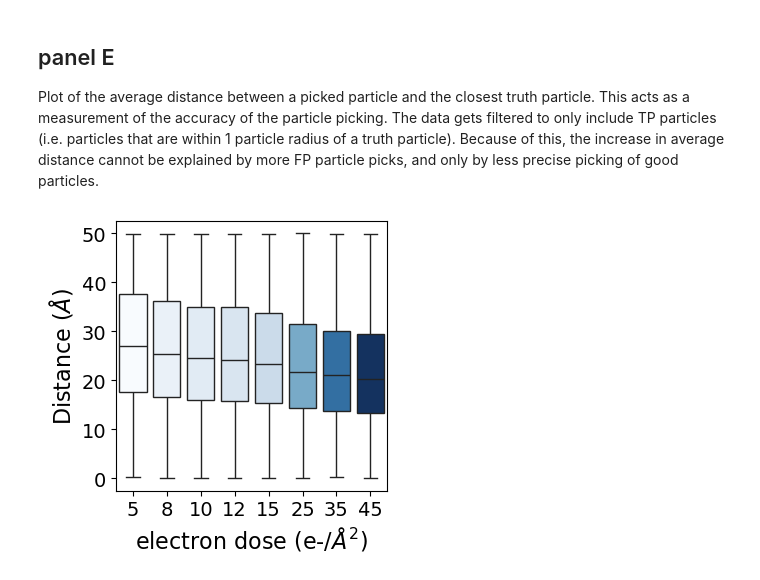
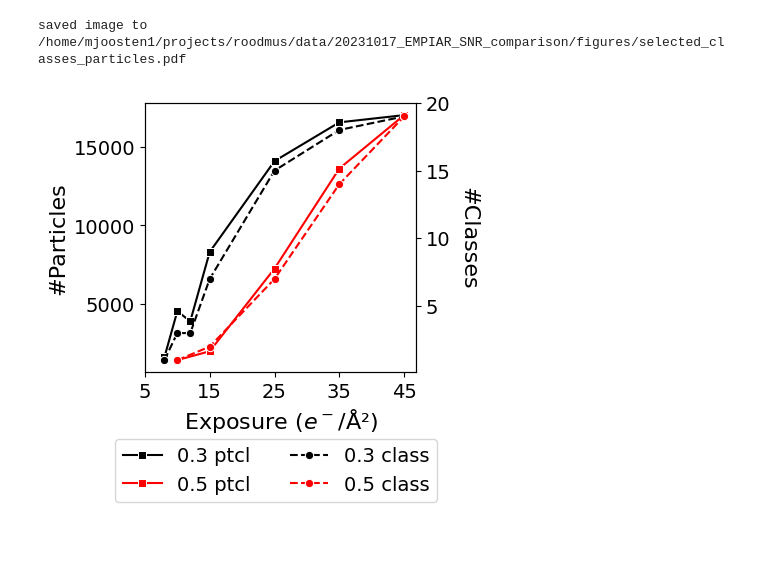
Before and after one commit to ccpem/roodmus, a Jupyter notebook: paper/figure_3.ipynb, the cells around one changed output. Saved outputs shown, nothing was run; the diff lists cells and outputs as text; code cells hidden in the pictures; blank space fills up the shorter version.

```diff
--- a/paper/figure_3.ipynb
+++ b/paper/figure_3.ipynb
@@ -558,20 +743,31 @@ print(os.path.join(figures_dir, "auto_selection_vs_exposure.pdf"))
-# %% [markdown]
-## panel E
-Plot of the average distance between a picked particle and the closest truth particle. This acts as a measurement of the accuracy of the particle picking. The data gets filtered to only include TP particles (i.e. particles that are within 1 particle radius of a truth particle). Because of this, the increase in average distance cannot be explained by more FP particle picks, and only by less precise picking of good particles.
-# %%
-# plot the average distance to the closest particle as a function of exposure
-df_picked_all["job"] = df_picked_all["metadata_filename"].apply(lambda x: x.split("/")[-2])
-df_picked_all["jobtype"] = df_picked_all["job"].map(jobtypes_all)
-df_picked_LoG = df_picked_all[df_picked_all["jobtype"] == "LoG"]
-df_picked_LoG_TP = df_picked_LoG.groupby("TP").get_group(True)
-fig, ax = plt.subplots(figsize=(3.5, 3.5))
-# sns.violinplot(x="exposure", y="closest_dist", data=df_picked_LoG_TP, ax=ax, inner="quartile", palette="Blues", legend=False)
-sns.boxplot(x="exposure", y="closest_dist", hue="exposure", data=df_picked_LoG_TP, ax=ax, palette="Blues", legend=False)
-# sns.stripplot(x="exposure", y="closest_dist", data=df_picked_LoG_TP, ax=ax, jitter=0.1, dodge=True, alpha=0.5, color="k")
-ax.set_xlabel("electron dose (e-/$\AA^2$)", fontsize=16)
-ax.set_ylabel("Distance ($\AA$)", fontsize=16)
-ax.tick_params(labelsize=14)
-
-fig.savefig(os.path.join(figures_dir, "distance_to_closest_particle_vs_exposure.pdf"), bbox_inches="tight")
-# %% [output]
-[figure, removed]
+# %%
+# plot the number of selected classes and particles with a threshold of 0.3 and 0.5
+
+# create an aggregate dataframe with the number of selected particles and classes for a score threhsold of 0.3
+fig, ax = plt.subplots(figsize=(3.5, 3.5))
+ax_cl = ax.twinx()
+colours = ["black", "red"]
+labels = ["0.3 ptcl", "0.5 ptcl", "0.3 class", "0.5 class"]
+for i, threshold in enumerate([0.3, 0.5]):
+    df_plot = df_total[df_total["score"] > threshold].groupby("exposure").agg({"n_particles": "sum", "class": "nunique"}).reset_index()
+    sns.lineplot(x="exposure", y="n_particles", data=df_plot, ax=ax, marker="s", color=colours[i], legend=False, label=labels[i])
+    sns.lineplot(x="exposure", y="class", data=df_plot, ax=ax_cl, marker="o", color=colours[i], legend=False, linestyle="--", label=labels[i+2])
+
+# create one legend with 4 rows: threshold 0.3, class, threshold 0.5, class to the right of the figure
+handles, _ = ax.get_legend_handles_labels()
+handles_cl, _ = ax_cl.get_legend_handles_labels()
+handles.extend(handles_cl)
+fig.legend(handles, labels, loc="center", fontsize=14, ncol=2, bbox_to_anchor=(0.5, -0.17))
+ax.set_ylabel("#Particles", fontsize=16)
+ax_cl.set_ylabel("#Classes", fontsize=16, rotation=270, labelpad=20)
+ax.set_xlabel("Exposure ($e^-$/Å²)", fontsize=16)
+ax.tick_params(labelsize=14)
+ax.set_xticks([5, 15, 25, 35, 45])
+ax_cl.tick_params(labelsize=14)
+ax_cl.set_yticks([5, 10, 15, 20])
+
+# fig.savefig(os.path.join(figures_dir, "selected_classes_particles.pdf"), bbox_inches="tight")
+print(f"saved image to {os.path.join(figures_dir, 'selected_classes_particles.pdf')}")
+# %% [output]
+saved image to /home/mjoosten1/projects/roodmus/data/20231017_EMPIAR_SNR_comparison/figures/selected_classes_particles.pdf
+[figure, added]
```
Also changed, not shown: parts of 27 cells of this notebook, 1 other file.
